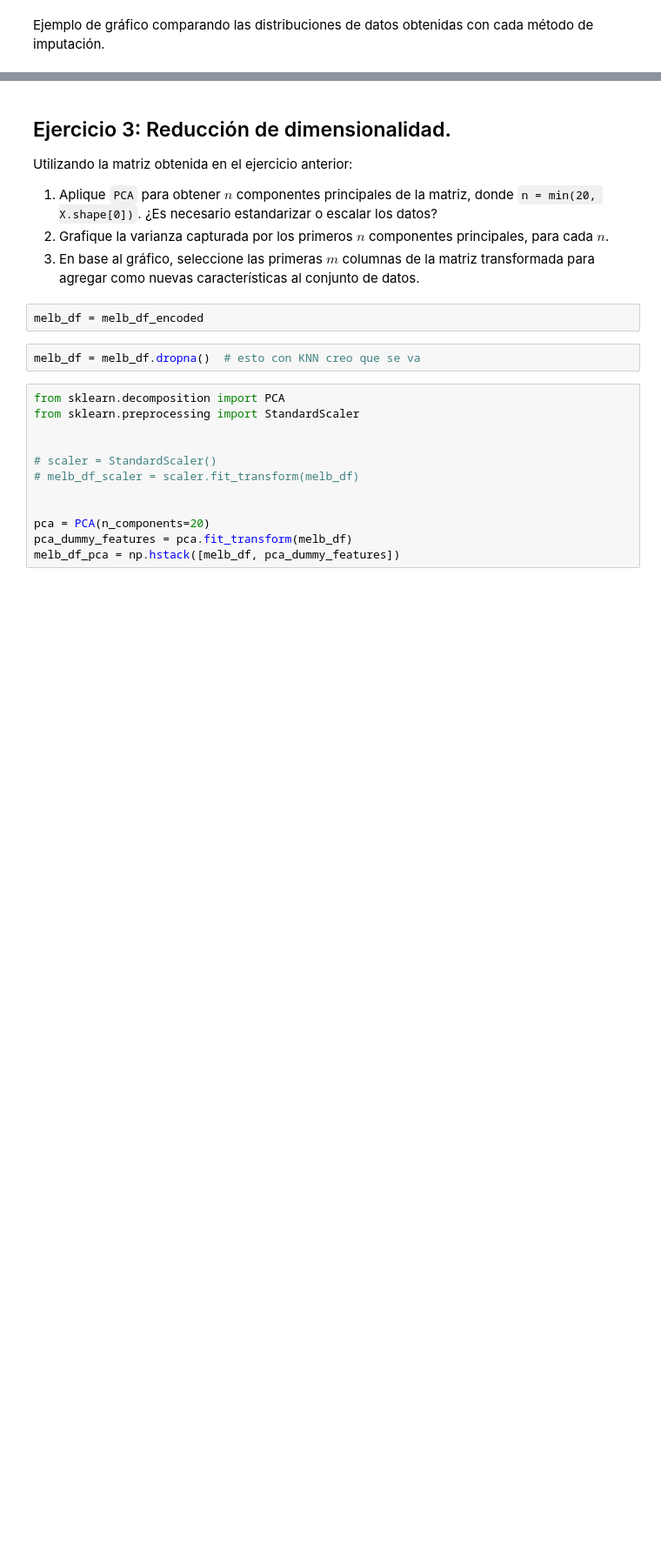
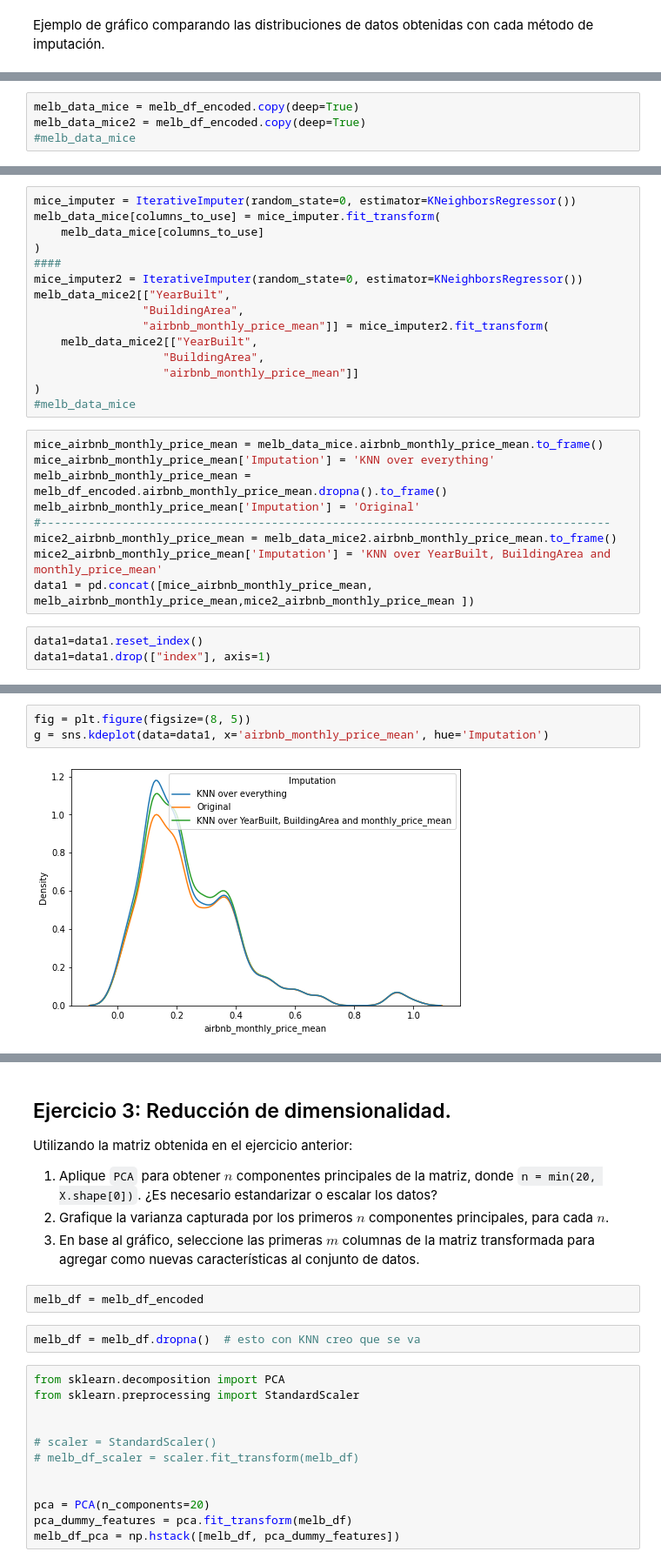
Before and after one commit to JeroFotinos/diplo_datos, a Jupyter notebook: Consignas_Entregable_AEyC - Parte 2.ipynb, the cells around one changed output, grey strips where cells are left out. Shown: that part at 87% size. Saved outputs shown, nothing was run; the diff lists cells and outputs as text; blank space fills up the shorter version.

```diff
--- a/Consignas_Entregable_AEyC - Parte 2.ipynb
+++ b/Consignas_Entregable_AEyC - Parte 2.ipynb
@@ -326,0 +429,4 @@ g = sns.kdeplot(data=data, x="YearBuilt", hue="Imputation")
+# %%
+melb_data_mice = melb_df_encoded.copy(deep=True)
+melb_data_mice2 = melb_df_encoded.copy(deep=True)
+#melb_data_mice
@@ -326,0 +458,27 @@ g = sns.kdeplot(data=data, x="YearBuilt", hue="Imputation")
+# %%
+mice_imputer = IterativeImputer(random_state=0, estimator=KNeighborsRegressor())
+melb_data_mice[columns_to_use] = mice_imputer.fit_transform(
+    melb_data_mice[columns_to_use]
+)
+####
+mice_imputer2 = IterativeImputer(random_state=0, estimator=KNeighborsRegressor())
+melb_data_mice2[["YearBuilt",
+                "BuildingArea",
+                "airbnb_monthly_price_mean"]] = mice_imputer2.fit_transform(
+    melb_data_mice2[["YearBuilt",
+                   "BuildingArea",
+                   "airbnb_monthly_price_mean"]]
+)
+#melb_data_mice
+# %%
+mice_airbnb_monthly_price_mean = melb_data_mice.airbnb_monthly_price_mean.to_frame()
+mice_airbnb_monthly_price_mean['Imputation'] = 'KNN over everything'
+melb_airbnb_monthly_price_mean = melb_df_encoded.airbnb_monthly_price_mean.dropna().to_frame()
+melb_airbnb_monthly_price_mean['Imputation'] = 'Original'
+#------------------------------------------------------------------------------------
+mice2_airbnb_monthly_price_mean = melb_data_mice2.airbnb_monthly_price_mean.to_frame()
+mice2_airbnb_monthly_price_mean['Imputation'] = 'KNN over YearBuilt, BuildingArea and monthly_price_mean'
+data1 = pd.concat([mice_airbnb_monthly_price_mean, melb_airbnb_monthly_price_mean,mice2_airbnb_monthly_price_mean ])
+# %%
+data1=data1.reset_index()
+data1=data1.drop(["index"], axis=1)
@@ -326,0 +501,5 @@ g = sns.kdeplot(data=data, x="YearBuilt", hue="Imputation")
+# %%
+fig = plt.figure(figsize=(8, 5))
+g = sns.kdeplot(data=data1, x='airbnb_monthly_price_mean', hue='Imputation')
+# %% [output]
+[figure, added]
```
Also changed, not shown: parts of 27 cells of this notebook.
